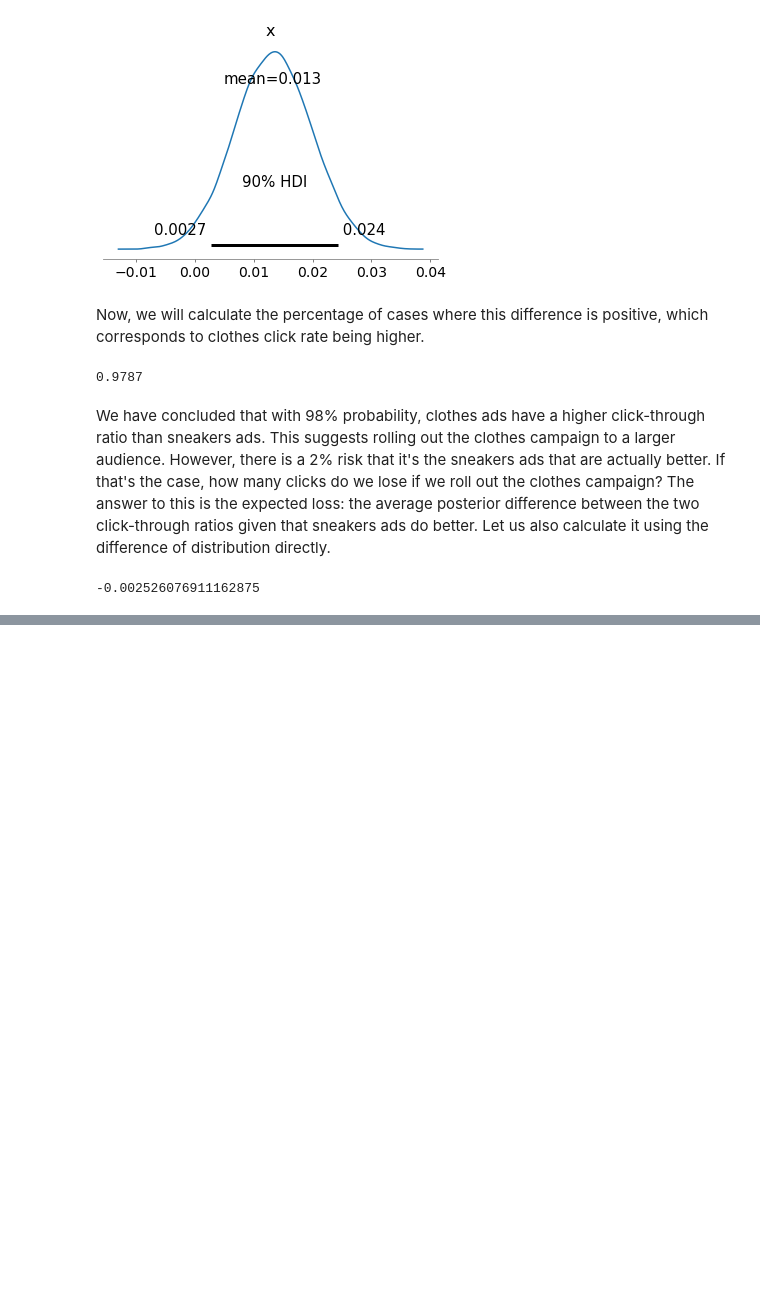
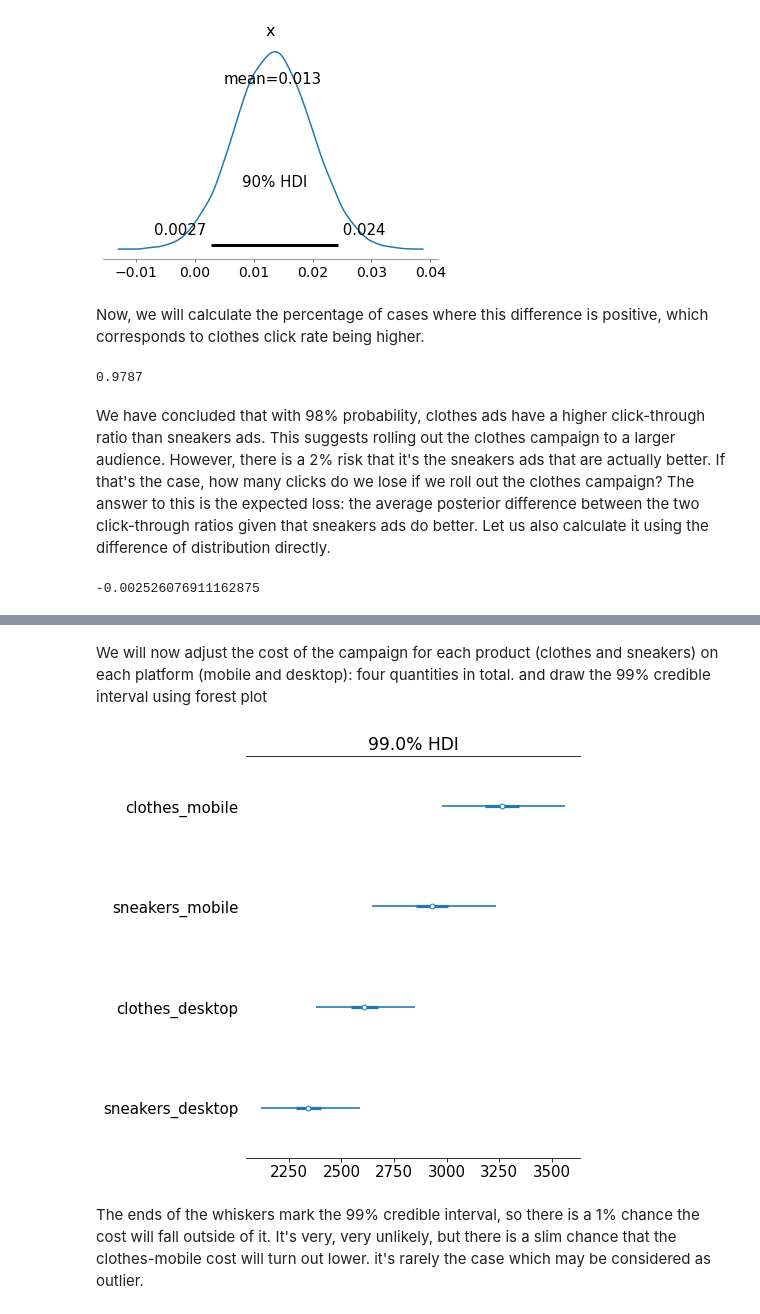
Before and after one commit to syednayeemridwan/data-science-projects, a Jupyter notebook: AB Testing for potential profitable products/ab-test.ipynb, the cells around one changed output, grey strips where cells are left out. Cells and saved outputs as stored; diff of their text form; code cells hidden in the pictures; blank space fills up the shorter version.

```diff
--- a/AB Testing for potential profitable products/ab-test.ipynb
+++ b/AB Testing for potential profitable products/ab-test.ipynb
@@ -119,0 +124,25 @@ print(expected_loss)
+# %%
+# Calculate distributions of the numbers of clicks for clothes and sneakers
+clothes_num_clicks = clothes_posterior * 10000
+sneakers_num_clicks = sneakers_posterior * 10000
+# %% [markdown]
+We will now adjust the cost of the campaign for each product (clothes and sneakers) on each platform (mobile and desktop): four quantities in total. and draw the 99% credible interval using forest plot
+# %%
+
+
+# Calculate cost distributions for each product and platform
+ads_costs = {
+    "clothes_mobile": clothes_num_clicks * 2.5 ,
+    "sneakers_mobile": sneakers_num_clicks * 2.5,
+    "clothes_desktop": clothes_num_clicks * 2,
+    "sneakers_desktop": sneakers_num_clicks * 2,
+}
+
+
+# Draw a forest plot of ads_costs
+pm.forestplot(ads_costs, hdi_prob=0.99, textsize=15)
+plt.show()
+# %% [output]
+[figure, added]
+# %% [markdown]
+The ends of the whiskers mark the 99% credible interval, so there is a 1% chance the cost will fall outside of it. It's very, very unlikely, but there is a slim chance that the clothes-mobile cost will turn out lower. it's rarely the case which may be considered as outlier.
```
Also changed, not shown: parts of 2 cells of this notebook.
